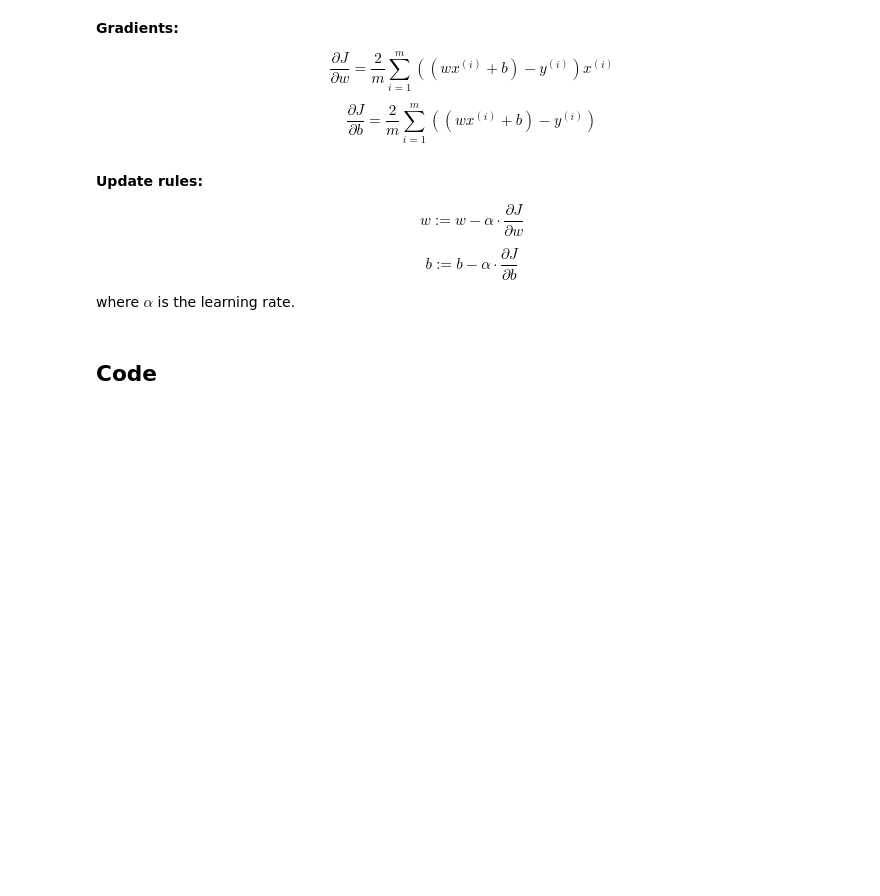
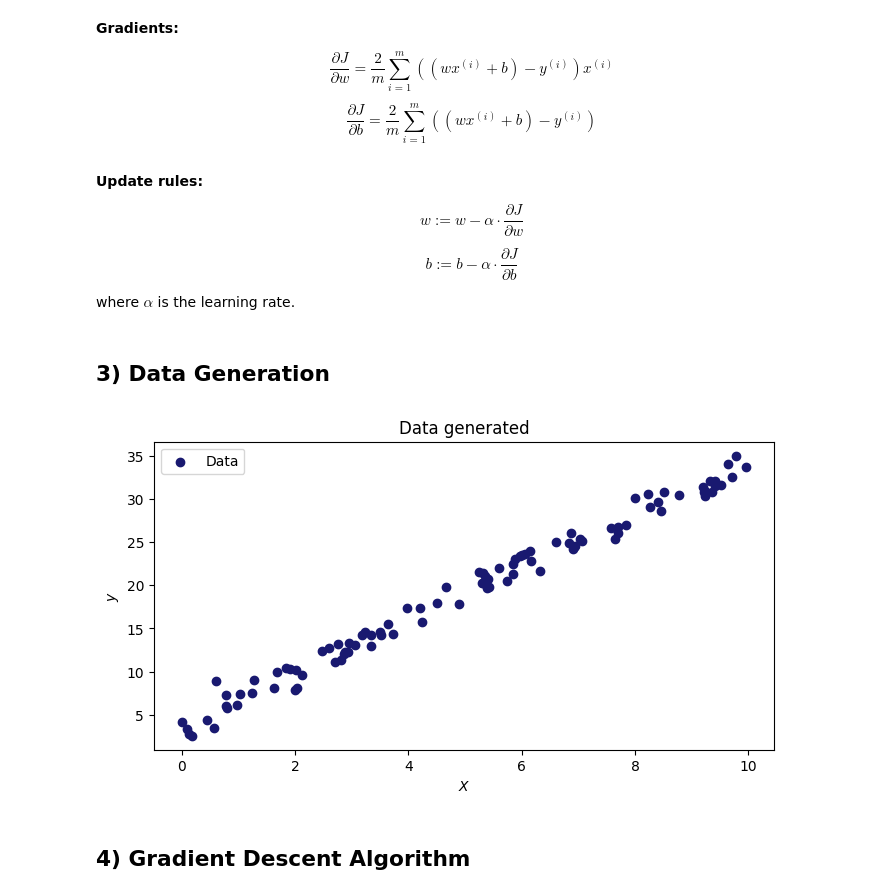
Before and after one commit to cruchau/machine_learning, a Jupyter notebook: linear_model/regression/03_gradient_descent_numpy_only.ipynb, the cells around one changed output. Drawn from its saved outputs; the diff is of its cells as text; code cells hidden in the pictures; blank space fills up the shorter version.

Commit message:
adding gradient_descent_with numpy

```diff
--- a/linear_model/regression/03_gradient_descent_numpy_only.ipynb
+++ b/linear_model/regression/03_gradient_descent_numpy_only.ipynb
@@ -58,4 +59,24 @@ $$
 
 where $\alpha$ is the learning rate.
 # %% [markdown]
-## Code
+## 3) Data Generation
+# %%
+m = 100
+X = 10 * np.random.rand(m)
+vrai_theta0 = 4
+vrai_theta1 = 3
+bruit = np.random.randn(m)  # bruit gaussien standard
+y = vrai_theta0 + vrai_theta1 * X + bruit
+X_biais = np.c_[np.ones((m, 1)), X.reshape(m, 1)]  # forme (m, 2)
+# %%
+plt.figure(figsize=(8,4))
+plt.scatter(X, y, color='midnightblue', label = "Data")
+plt.title("Data generated")
+plt.xlabel('$X$')
+plt.ylabel("$y$")
+plt.legend()
+plt.show()
+# %% [output]
+[figure, added]
+# %% [markdown]
+## 4) Gradient Descent Algorithm
```
Also changed, not shown: parts of 9 cells of this notebook.
